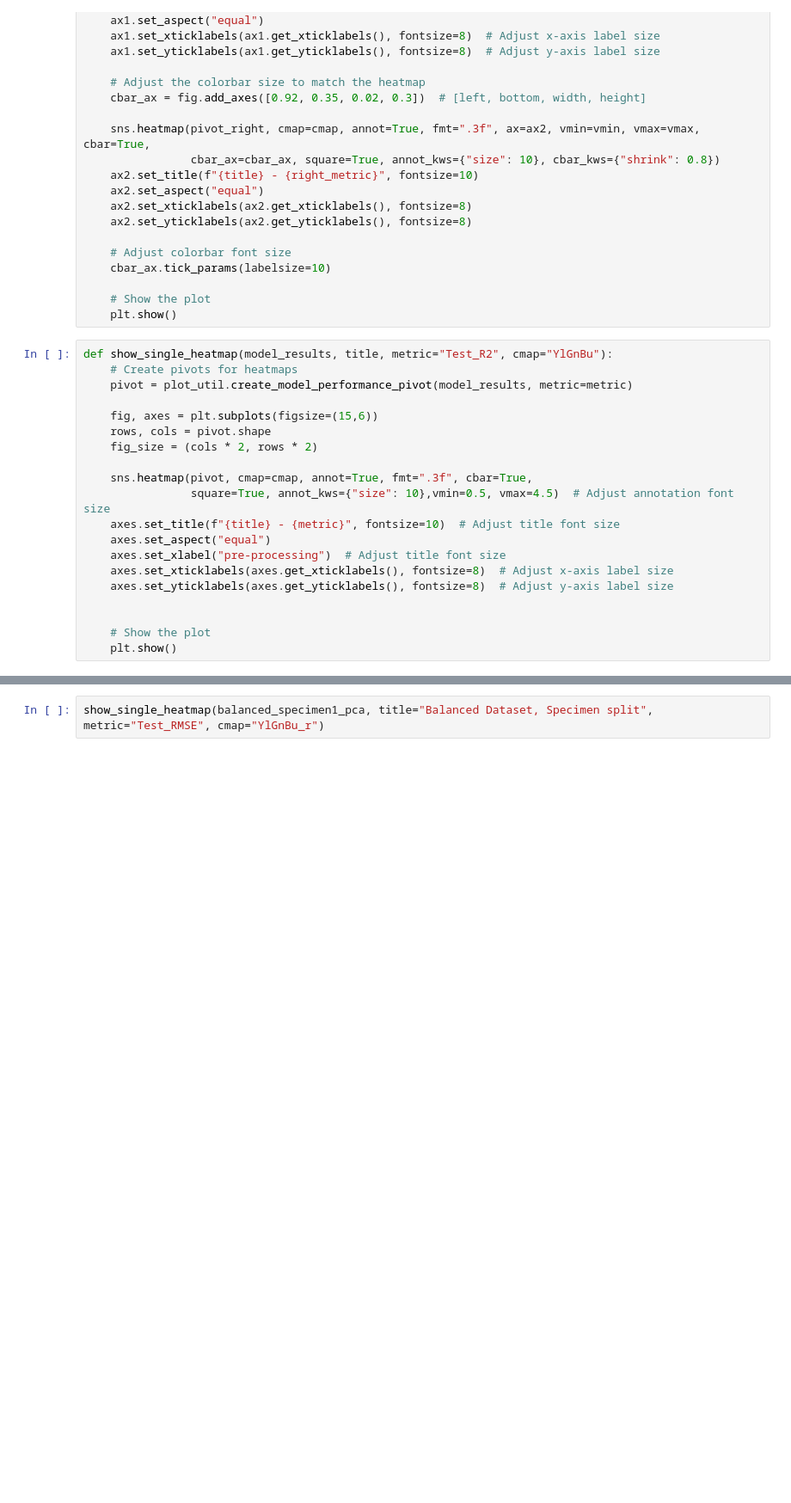
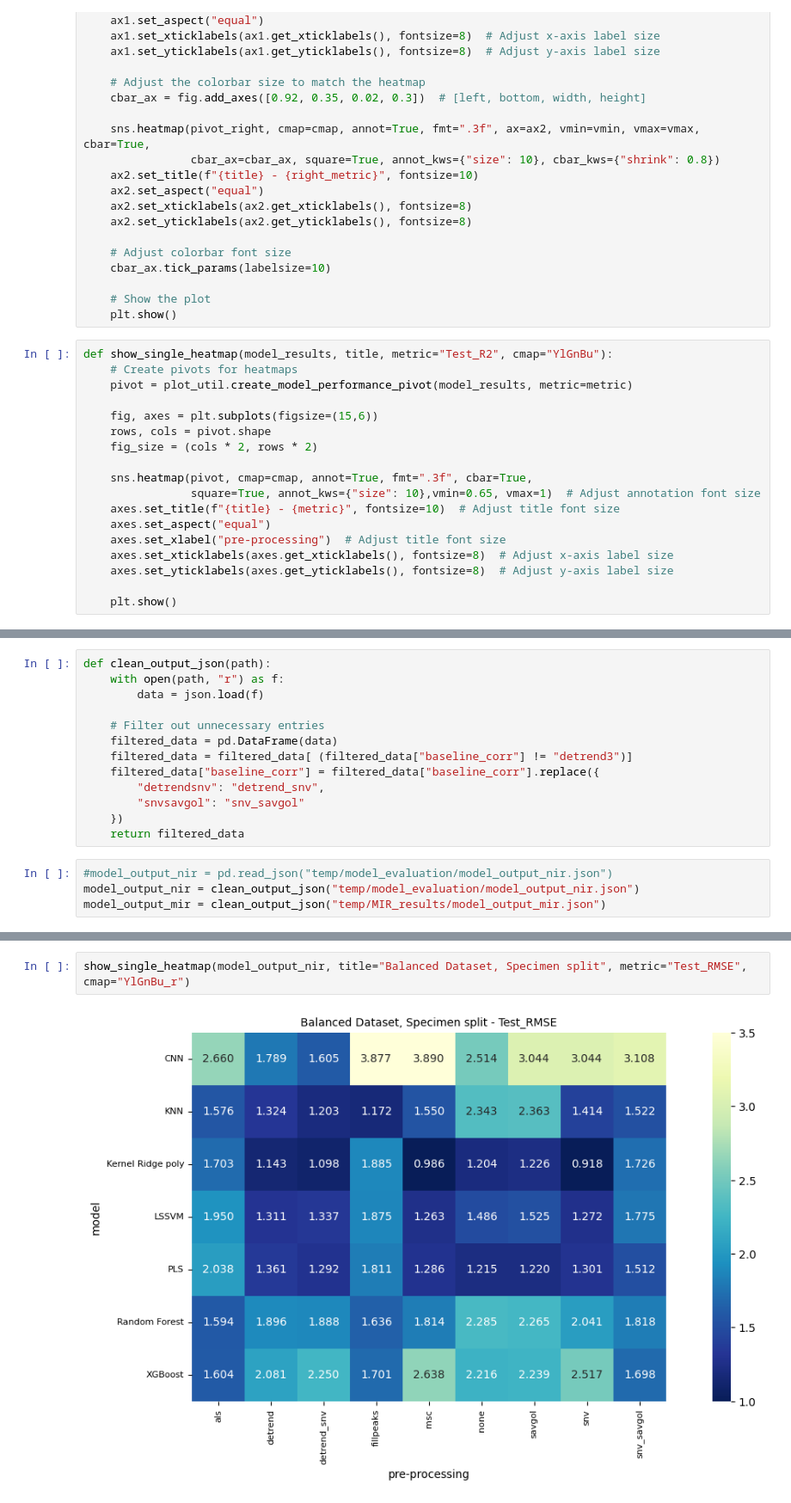
Before and after one commit to sebnemyyl/Characterization-of-cotton-polyester-textiles-using-IR-spectroscopy, a Jupyter notebook: src/notebooks/model_evaluation.ipynb, the cells around one changed output, grey strips where cells are left out. Shown at 86% size. Drawn from its saved outputs; the diff is of its cells as text; blank space fills up the shorter version.

Commit message:
updated the visualizations

```diff
--- a/src/notebooks/model_evaluation.ipynb
+++ b/src/notebooks/model_evaluation.ipynb
@@ -100,13 +109,11 @@ def show_single_heatmap(model_results, title, metric="Test_R2", cmap="YlGnBu"):
     fig_size = (cols * 2, rows * 2)
 
     sns.heatmap(pivot, cmap=cmap, annot=True, fmt=".3f", cbar=True,
-                square=True, annot_kws={"size": 10},vmin=0.5, vmax=4.5)  # Adjust annotation font size
+                square=True, annot_kws={"size": 10},vmin=0.65, vmax=1)  # Adjust annotation font size
     axes.set_title(f"{title} - {metric}", fontsize=10)  # Adjust title font size
     axes.set_aspect("equal")
     axes.set_xlabel("pre-processing")  # Adjust title font size
     axes.set_xticklabels(axes.get_xticklabels(), fontsize=8)  # Adjust x-axis label size
     axes.set_yticklabels(axes.get_yticklabels(), fontsize=8)  # Adjust y-axis label size
 
-
-    # Show the plot
     plt.show()
@@ -115 +120,18 @@ balanced_specimen1_pca = pd.read_json("temp/model_evaluation/model_output_plotti
+# %%
+def clean_output_json(path):
+    with open(path, "r") as f:
+        data = json.load(f)
+
+    # Filter out unnecessary entries
+    filtered_data = pd.DataFrame(data)
+    filtered_data = filtered_data[ (filtered_data["baseline_corr"] != "detrend3")]
+    filtered_data["baseline_corr"] = filtered_data["baseline_corr"].replace({
+        "detrendsnv": "detrend_snv",
+        "snvsavgol": "snv_savgol"
+    })
+    return filtered_data
+# %%
+#model_output_nir = pd.read_json("temp/model_evaluation/model_output_nir.json")
+model_output_nir = clean_output_json("temp/model_evaluation/model_output_nir.json")
+model_output_mir = clean_output_json("temp/MIR_results/model_output_mir.json")
 # %% [markdown]
@@ -117,3 +139,5 @@ balanced_specimen1_pca = pd.read_json("temp/model_evaluation/model_output_plotti
 # %%
-show_single_heatmap(balanced_specimen1_pca, title="Balanced Dataset, Specimen split", metric="Test_RMSE", cmap="YlGnBu_r")
+show_single_heatmap(model_output_nir, title="Balanced Dataset, Specimen split", metric="Test_RMSE", cmap="YlGnBu_r")
+# %% [output]
+[figure, added]
 # %%
```
Also changed, not shown: parts of 17 cells of this notebook, 2 other files.
